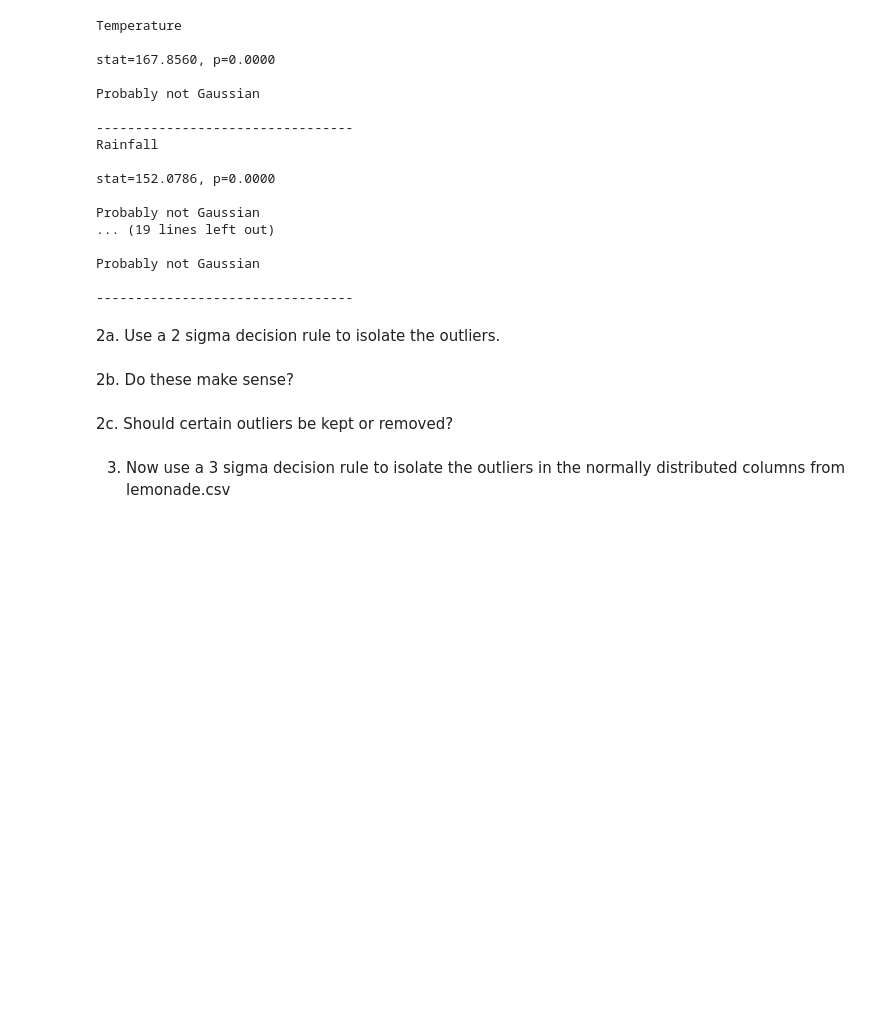
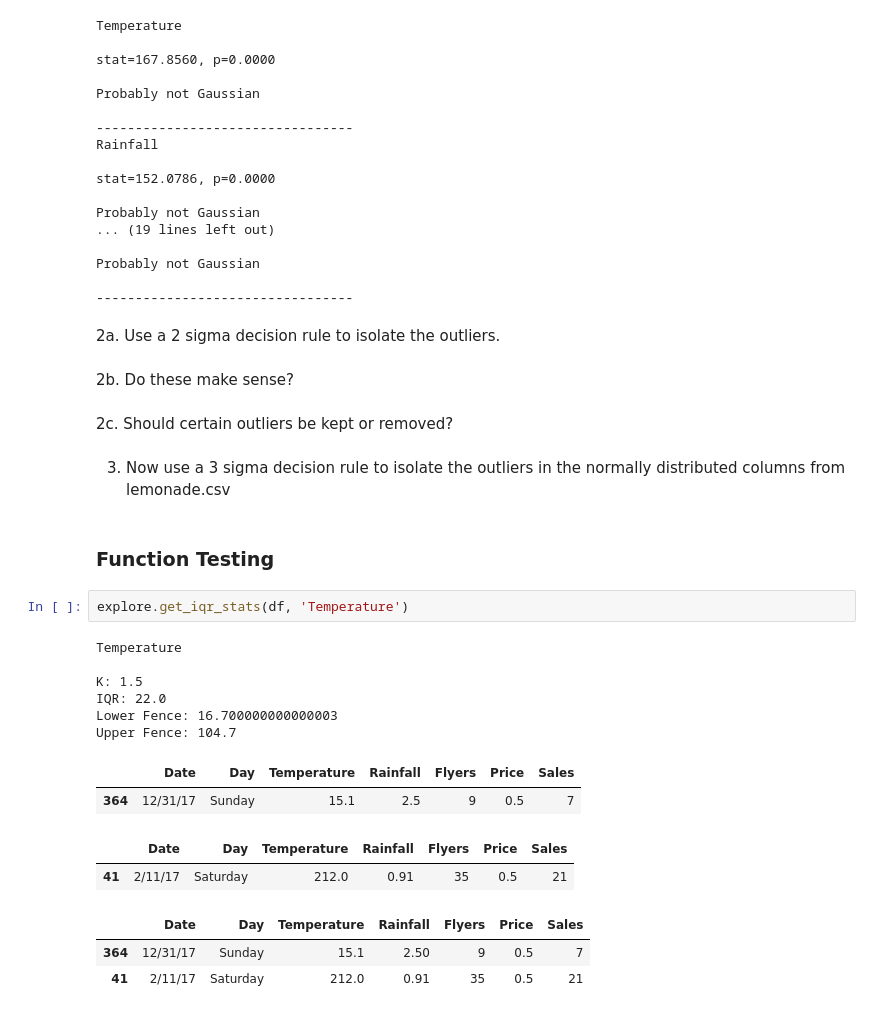
Before and after one commit to Tyler-Applegate/anomoly-detection-exercises, a Jupyter notebook: continuous_probabilistic_methods.ipynb.ipynb, the cells around one changed output. Cells and saved outputs as stored; diff of their text form; blank space fills up the shorter version.

Commit message:
updated functions

```diff
--- a/continuous_probabilistic_methods.ipynb.ipynb
+++ b/continuous_probabilistic_methods.ipynb.ipynb
@@ -476,3 +478,21 @@ Probably not Gaussian
 2c. Should certain outliers be kept or removed?
 # %% [markdown]
 3. Now use a 3 sigma decision rule to isolate the outliers in the normally distributed columns from lemonade.csv
+# %% [markdown]
+### Function Testing
+# %%
+explore.get_iqr_stats(df, 'Temperature')
+# %% [output]
+Temperature
+
+K: 1.5
+IQR: 22.0
+Lower Fence: 16.700000000000003
+Upper Fence: 104.7
+|  | Date | Day | Temperature | Rainfall | Flyers | Price | Sales |
+| 364 | 12/31/17 | Sunday | 15.1 | 2.5 | 9 | 0.5 | 7 |
+|  | Date | Day | Temperature | Rainfall | Flyers | Price | Sales |
+| 41 | 2/11/17 | Saturday | 212.0 | 0.91 | 35 | 0.5 | 21 |
+|  | Date | Day | Temperature | Rainfall | Flyers | Price | Sales |
+| 364 | 12/31/17 | Sunday | 15.1 | 2.50 | 9 | 0.5 | 7 |
+| 41 | 2/11/17 | Saturday | 212.0 | 0.91 | 35 | 0.5 | 21 |
```
Also changed, not shown: parts of 5 cells of this notebook, 1 other file.
